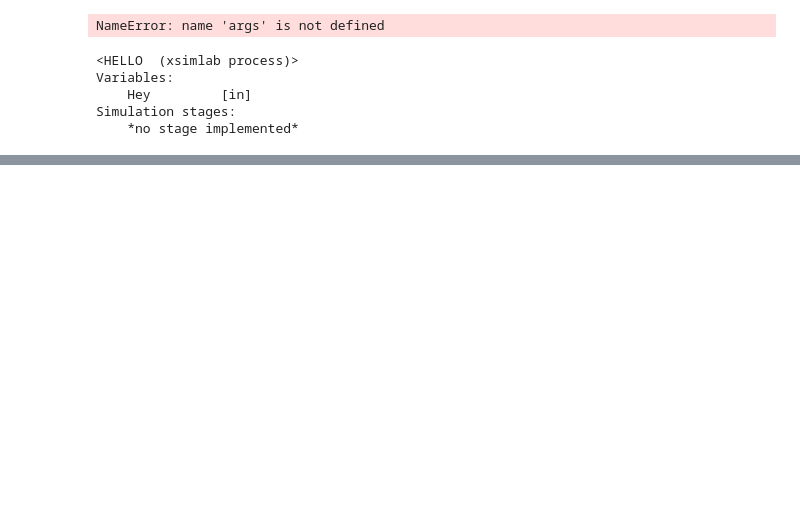
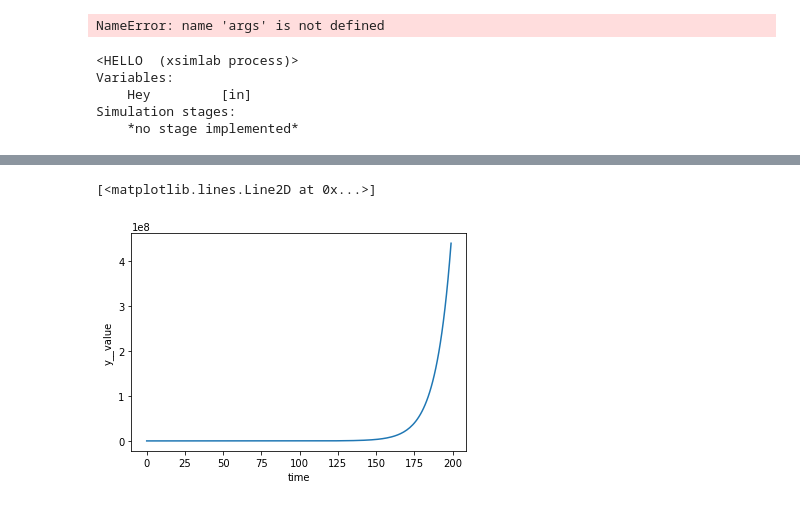
Before and after one commit to ben1post/phydra, a Jupyter notebook: prototypes/CREATE_phydra_SV_decorator.ipynb, the cells around one changed output, grey strips where cells are left out. Drawn from its saved outputs; the diff is of its cells as text; code cells hidden in the pictures; blank space fills up the shorter version.

Commit message:
Almost there: FLUX PROCESS DECORATOR

```diff
--- a/prototypes/CREATE_phydra_SV_decorator.ipynb
+++ b/prototypes/CREATE_phydra_SV_decorator.ipynb
@@ -504,0 +746,8 @@ def make_flux(flux_cls, flux_name):
+# %%
+@flux_decorator
+class FluxOne:
+    sv1 = flux_sv(flow='output')
+    rate1 = flux_param()
+
+    def flux(sv1, rate1):
+        return sv1 * rate1
@@ -504,0 +772,4 @@ def make_flux(flux_cls, flux_name):
+# %%
+Model = phydra.create({'y':SV, 'D':FluxOne})
+
+Model
@@ -504,0 +788,14 @@ def make_flux(flux_cls, flux_name):
+# %%
+odeint_setup = phydra.setup('odeint', Model,
+            time=np.arange(0,20,0.1),
+            input_vars={
+                'D__sv1':'y',
+                'D__rate1':1,
+
+                'y__init':1
+            },
+            output_vars={
+                'y__value':None
+            })
+# %%
+out_ds = odeint_setup.xsimlab.run(model=Model)
@@ -504,0 +827,5 @@ def make_flux(flux_cls, flux_name):
+# %%
+out_ds.y__value.plot()
+# %% [output]
+[<matplotlib.lines.Line2D at 0x...>]
+[figure, added]
```
Also changed, not shown: parts of 27 cells of this notebook.
